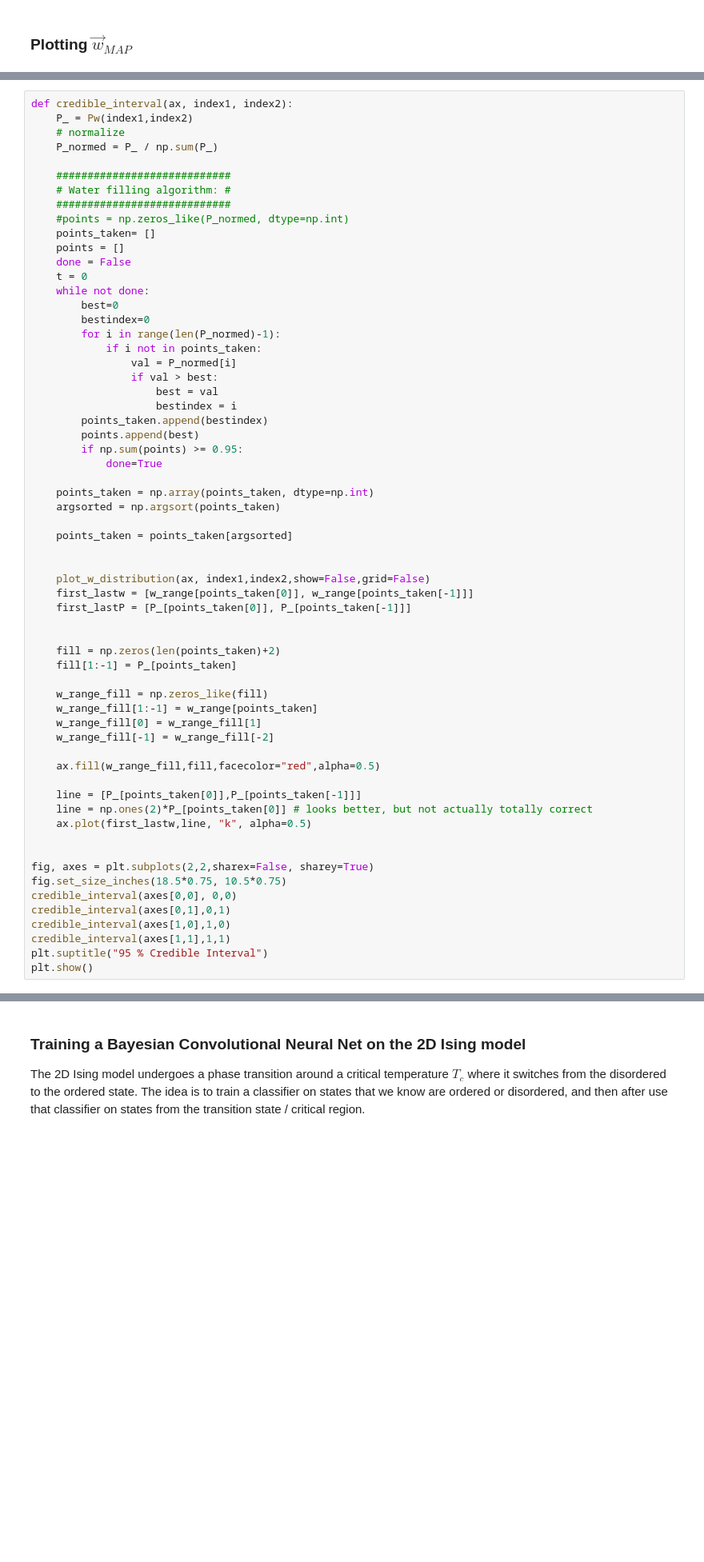
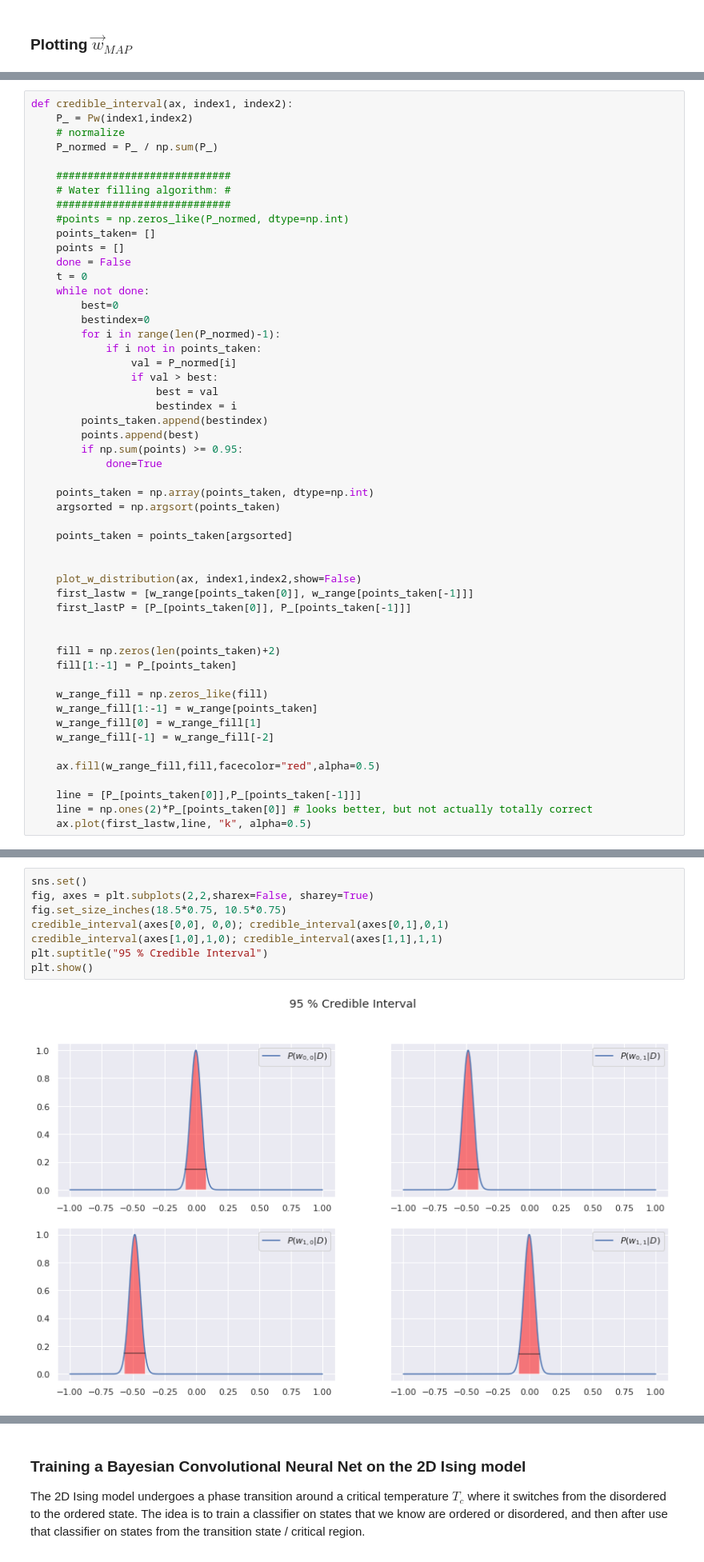
Before and after one commit to Kodemannen/Bayesian-Inference-and-Machine-Learning, a Jupyter notebook: slides_version.ipynb, the cells around one changed output, grey strips where cells are left out. Shown at 80% size. Cells and saved outputs as stored; diff of their text form; blank space fills up the shorter version.

```diff
--- a/slides_version.ipynb
+++ b/slides_version.ipynb
@@ -448,7 +541,7 @@ def credible_interval(ax, index1, index2):
     points_taken = points_taken[argsorted]
 
 
-    plot_w_distribution(ax, index1,index2,show=False,grid=False)
+    plot_w_distribution(ax, index1,index2,show=False)
     first_lastw = [w_range[points_taken[0]], w_range[points_taken[-1]]]
     first_lastP = [P_[points_taken[0]], P_[points_taken[-1]]]
 
@@ -466,13 +559,3 @@ def credible_interval(ax, index1, index2):
     line = [P_[points_taken[0]],P_[points_taken[-1]]]
     line = np.ones(2)*P_[points_taken[0]] # looks better, but not actually totally correct
     ax.plot(first_lastw,line, "k", alpha=0.5)
-
-
-fig, axes = plt.subplots(2,2,sharex=False, sharey=True)
-fig.set_size_inches(18.5*0.75, 10.5*0.75)
-credible_interval(axes[0,0], 0,0)
-credible_interval(axes[0,1],0,1)
-credible_interval(axes[1,0],1,0)
-credible_interval(axes[1,1],1,1)
-plt.suptitle("95 % Credible Interval")
-plt.show()
@@ -481,3 +562,13 @@ plt.show()
+# %%
+sns.set()
+fig, axes = plt.subplots(2,2,sharex=False, sharey=True)
+fig.set_size_inches(18.5*0.75, 10.5*0.75)
+credible_interval(axes[0,0], 0,0); credible_interval(axes[0,1],0,1)
+credible_interval(axes[1,0],1,0); credible_interval(axes[1,1],1,1)
+plt.suptitle("95 % Credible Interval")
+plt.show()
+# %% [output]
+[figure, added]
 # %% [markdown]
 ### Test data
 
```
Also changed, not shown: parts of 35 cells of this notebook, 2 other files.
